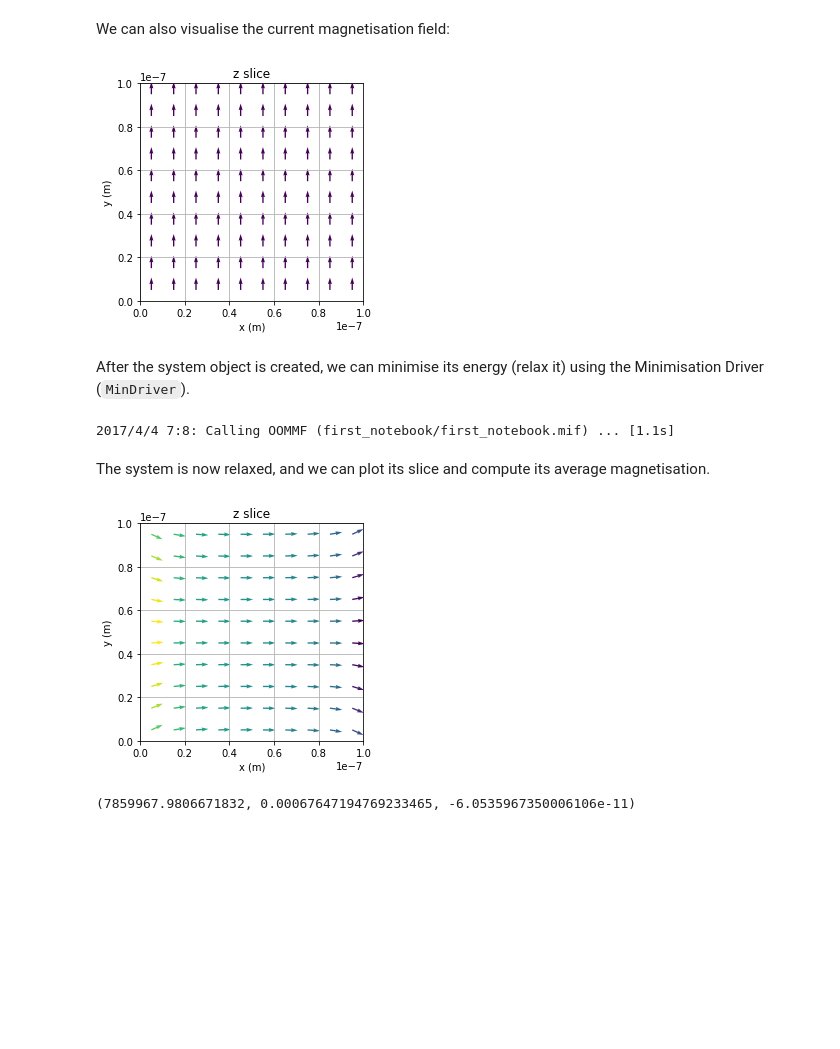
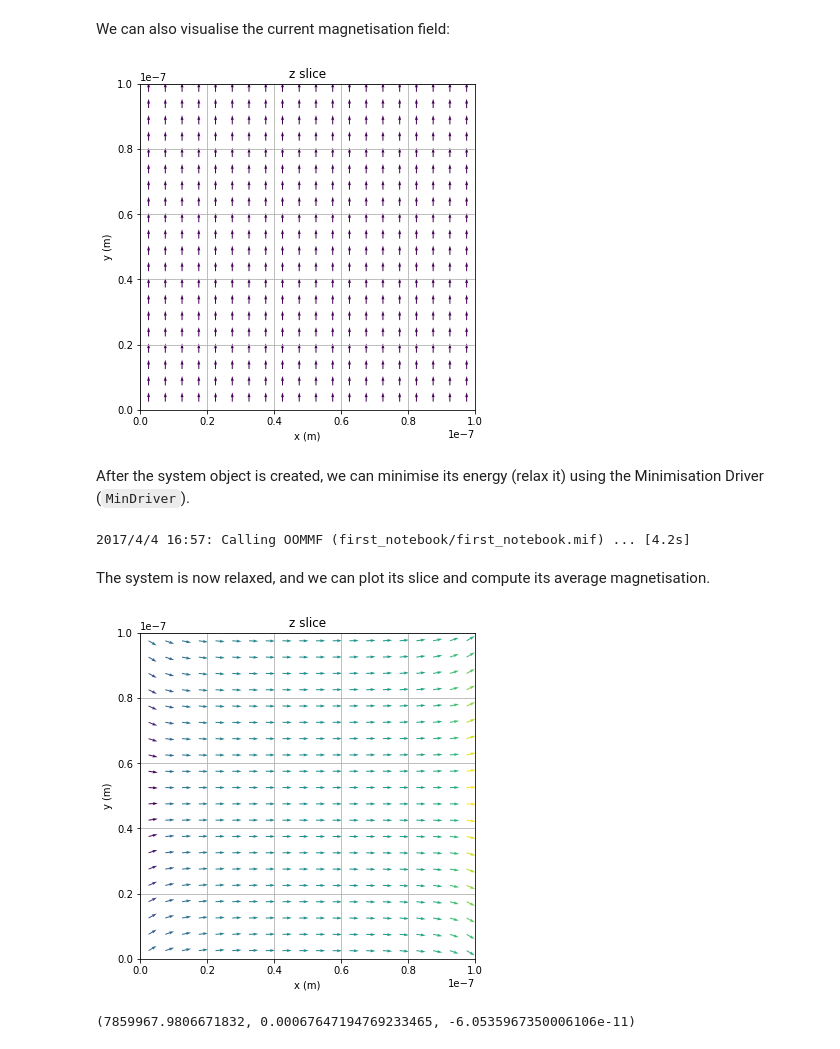
Before and after one commit to joommf-attic/tutorial, a Jupyter notebook: workshops/2017-04-05-IOPMagnetism2017/tutorial0_first_notebook.ipynb, the cells around one changed output. Cells and saved outputs as stored; diff of their text form; code cells hidden in the pictures; blank space fills up the shorter version.

```diff
--- a/workshops/2017-04-05-IOPMagnetism2017/tutorial0_first_notebook.ipynb
+++ b/workshops/2017-04-05-IOPMagnetism2017/tutorial0_first_notebook.ipynb
@@ -20,7 +20,7 @@ system = oc.System(name="first_notebook")
 We define the mesh by providing two points between which the domain spans as well as the size of the discretisation cell:
 # %%
 L = 100e-9  # cubic sample edge length (m)
-d = 10e-9  # discretisation cell size (m)
+d = 5e-9  # discretisation cell size (m)
 mesh = oc.Mesh(p1=(0, 0, 0), p2=(L, L, L), cell=(d, d, d))
 # %% [markdown]
 Our Hamiltonian should only contain exchange, demagnetisation, and Zeeman energy terms. We will apply the external magnetic field in the $x$ direction for the purpose of this demonstration:
@@ -55,22 +55,22 @@ $\frac{\partial \mathbf{m}}{\partial t}=-\gamma \mathbf{m} \times \mathbf{H}_\te
 # %% [markdown]
 We can also visualise the current magnetisation field:
 # %%
-fig = system.m.plot_slice("z", 50e-9, xsize=4)
+fig = system.m.plot_slice("z", 50e-9, xsize=6)
 # %% [output]
-[figure, old version]
+[figure, new version]
 # %% [markdown]
 After the system object is created, we can minimise its energy (relax it) using the Minimisation Driver (`MinDriver`).
 # %%
 md = oc.MinDriver()
 md.drive(system)
 # %% [output]
-2017/4/4 7:8: Calling OOMMF (first_notebook/first_notebook.mif) ... [1.1s]
+2017/4/4 16:57: Calling OOMMF (first_notebook/first_notebook.mif) ... [4.2s]
 # %% [markdown]
 The system is now relaxed, and we can plot its slice and compute its average magnetisation.
 # %%
-fig = system.m.plot_slice("z", 50e-9, xsize=4)
+fig = system.m.plot_slice("z", 50e-9, xsize=6)
 # %% [output]
-[figure, old version]
+[figure, new version]
 # %%
 system.m.average
 # %% [output]
```
Also changed, not shown: parts of 4 cells of this notebook.
